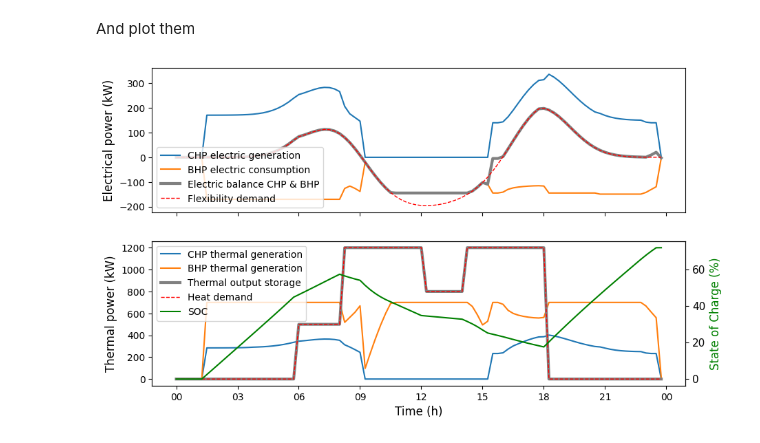
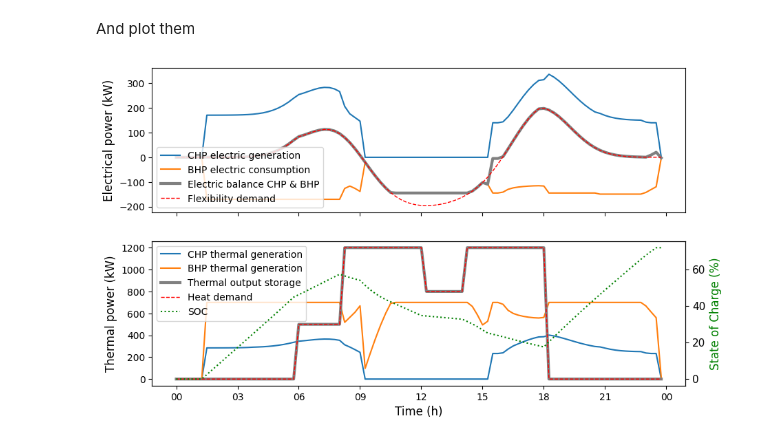
Before and after one commit to e2nIEE/pandaprosumer, a Jupyter notebook: tutorials_extended/providing_flexibility.ipynb, the cells around one changed output. Drawn from its saved outputs; the diff is of its cells as text; code cells hidden in the pictures.

Commit message:
figure added

```diff
--- a/tutorials_extended/providing_flexibility.ipynb
+++ b/tutorials_extended/providing_flexibility.ipynb
@@ -409,32 +412,32 @@ ax[0].plot(res_df.index, res_df["flex"], label="Flexibility demand", color="red"
 ax[0].set_ylabel("Electrical power (kW)", fontsize=12)
 ax[0].legend(fontsize=10, loc="lower left")
 
 ax[1].plot(res_df.index, res_df["chp_q_th"], label="CHP thermal generation")
 ax[1].plot(res_df.index, res_df["bhp_q_th"], label="BHP thermal generation")
 ax[1].plot(res_df.index, res_df["q_delivered_storage"], label="Thermal output storage", linewidth=3, color="grey")
 ax[1].plot(res_df.index, res_df["q_received_demand"], label="Heat demand", color="red", linewidth=1, linestyle="--")
 ax[1].set_ylabel("Thermal power (kW)", fontsize=12)
 ax[1].legend(fontsize=10)
 
 ax2 = ax[1].twinx()
-ax2.plot(res_df.index, res_df["soc"], label="SOC", color="green", linewidth=1.5)
+ax2.plot(res_df.index, res_df["soc"], linestyle=':', label="SOC", color="green", linewidth=1.5)
 ax2.set_ylabel("State of Charge (%)", fontsize=12, color="green")
 
 
 lines1, labels1 = ax[1].get_legend_handles_labels()
 lines2, labels2 = ax2.get_legend_handles_labels()
 ax[1].legend(lines1 + lines2, labels1 + labels2, loc="upper left", fontsize=10)
 
 hour_fmt = mdates.DateFormatter("%H")   # %H = Stunde (00–23)
 ax[1].xaxis.set_major_formatter(hour_fmt)
 ax[1].set_xlabel("Time (h)", fontsize=12)
 
 plt.xticks(fontsize=11)   # x-Achse Tick-Beschriftungen größer
 plt.yticks(fontsize=11)   # y-Achse Tick-Beschriftungen größer
 
 # Plot fertig zeichnen
 plt.draw()
 
 plt.show()
 # %% [output]
-[figure, old version]
+[figure, new version]
```
Also changed, not shown: parts of 3 cells of this notebook, 1 other file.
